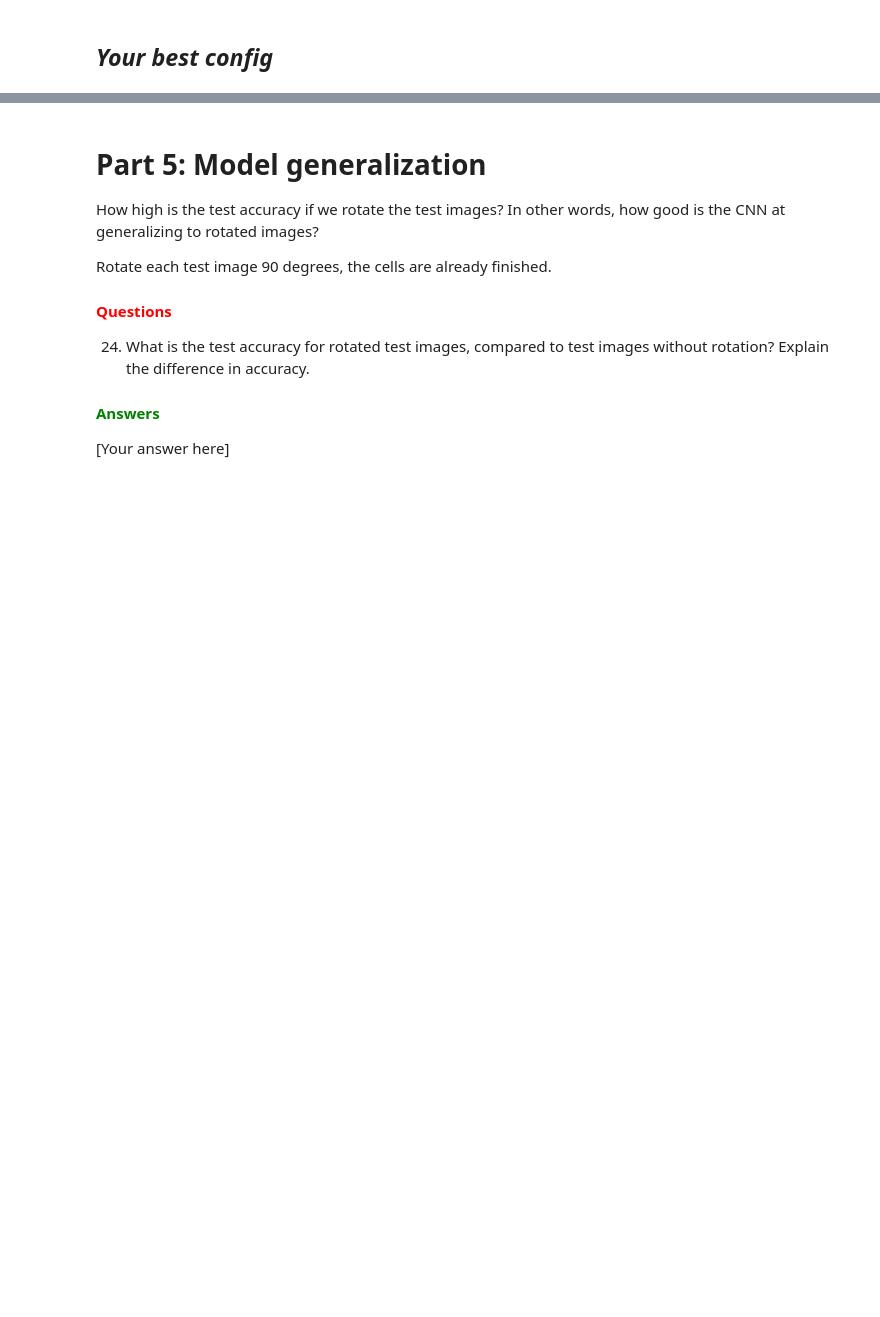
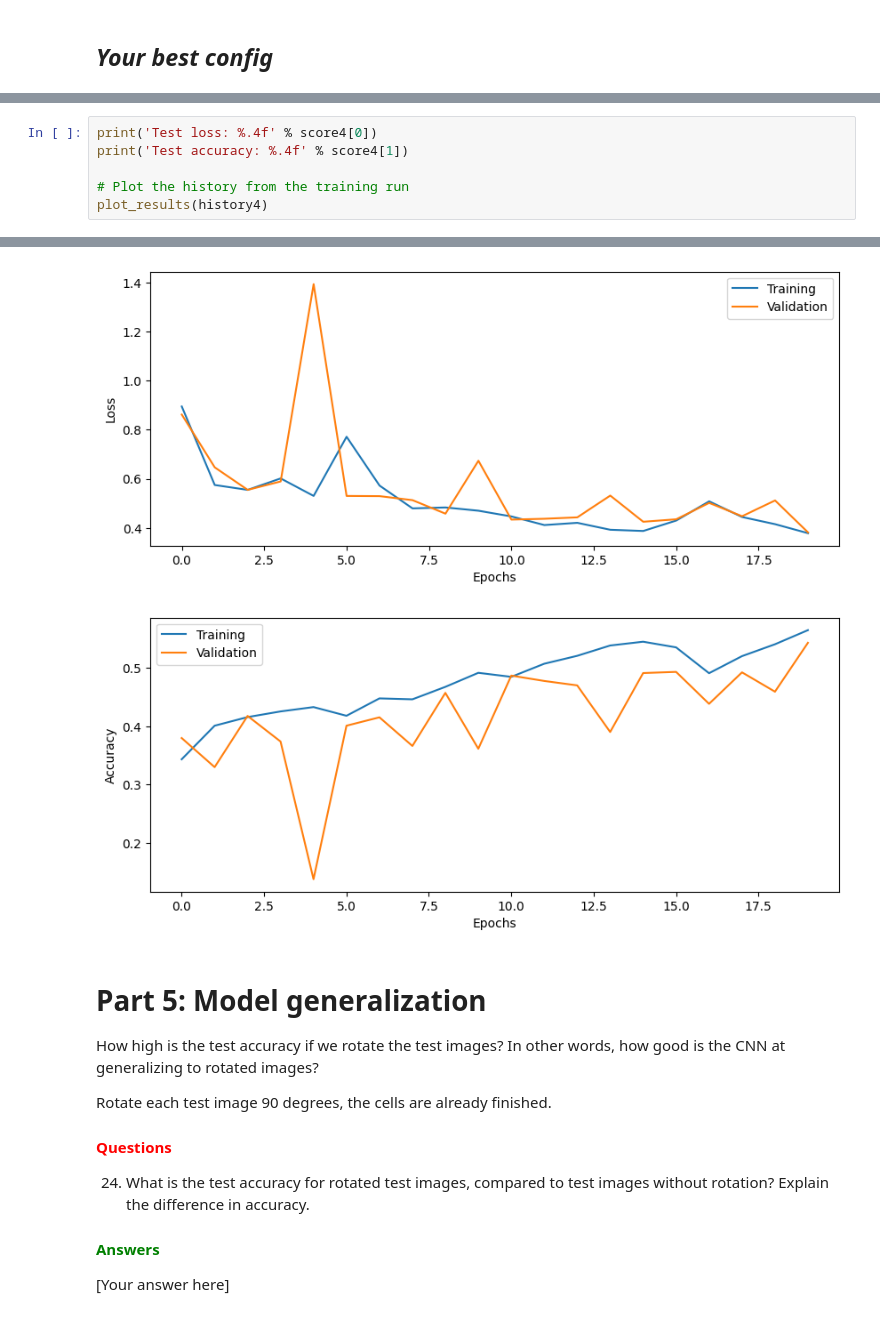
Before and after one commit to arreen/deeplearninglabs, a Jupyter notebook: 3_CNN/CNN_Lab_AB2.ipynb, the cells around one changed output, grey strips where cells are left out. Saved outputs shown, nothing was run; the diff lists cells and outputs as text; blank space fills up the shorter version.

```diff
--- a/3_CNN/CNN_Lab_AB2.ipynb
+++ b/3_CNN/CNN_Lab_AB2.ipynb
@@ -807,0 +812,7 @@ Test accuracy: 0.6045
+# %%
+print('Test loss: %.4f' % score4[0])
+print('Test accuracy: %.4f' % score4[1])
+
+# Plot the history from the training run
+plot_results(history4)
+# %% [output]
@@ -808,3 +821,5 @@ Test accuracy: 0.6045
+[figure, added]
+[figure, added]
 # %% [markdown]
 # Part 5: Model generalization
 
```
Also changed, not shown: parts of 11 cells of this notebook, 1 other file.
